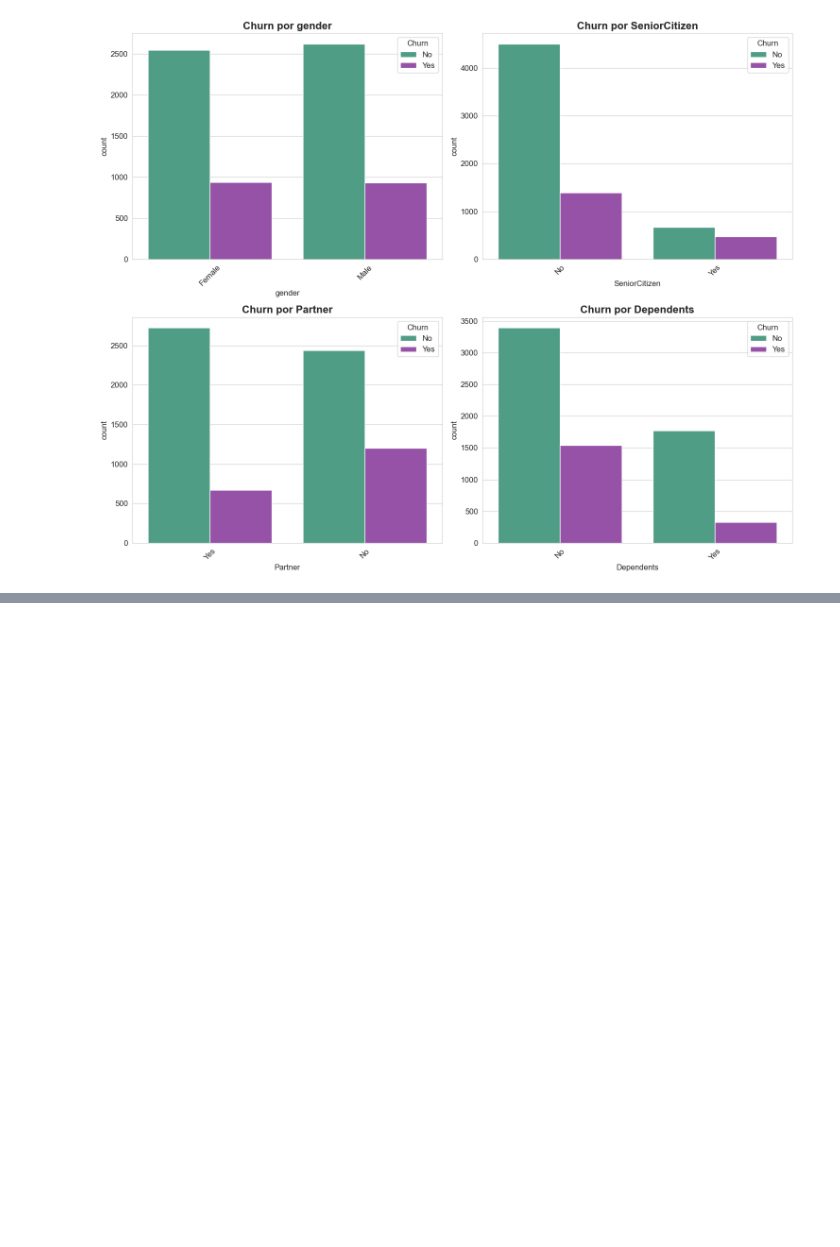
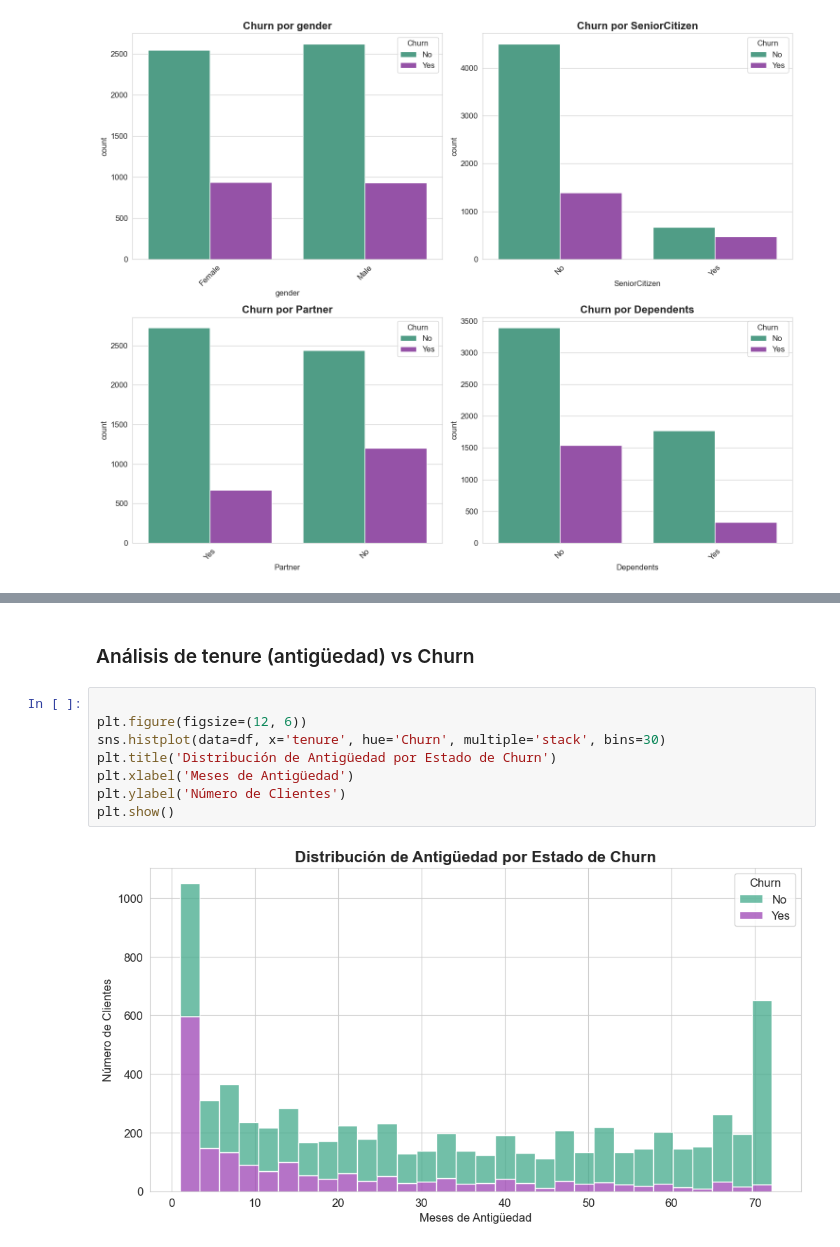
Before and after one commit to AmeliaYPerez/portfolio, a Jupyter notebook: Projects/Data-Analysis/chrun-analysis/churn_analysis.ipynb, the cells around one changed output, grey strips where cells are left out. Saved outputs shown, nothing was run; the diff lists cells and outputs as text; blank space fills up the shorter version.

```diff
--- a/Projects/Data-Analysis/chrun-analysis/churn_analysis.ipynb
+++ b/Projects/Data-Analysis/chrun-analysis/churn_analysis.ipynb
@@ -197,0 +243,12 @@ plt.show()
+# %% [markdown]
+### Análisis de tenure (antigüedad) vs Churn
+# %%
+
+plt.figure(figsize=(12, 6))
+sns.histplot(data=df, x='tenure', hue='Churn', multiple='stack', bins=30)
+plt.title('Distribución de Antigüedad por Estado de Churn')
+plt.xlabel('Meses de Antigüedad')
+plt.ylabel('Número de Clientes')
+plt.show()
+# %% [output]
+[figure, added]
```
Also changed, not shown: parts of 6 cells of this notebook.
